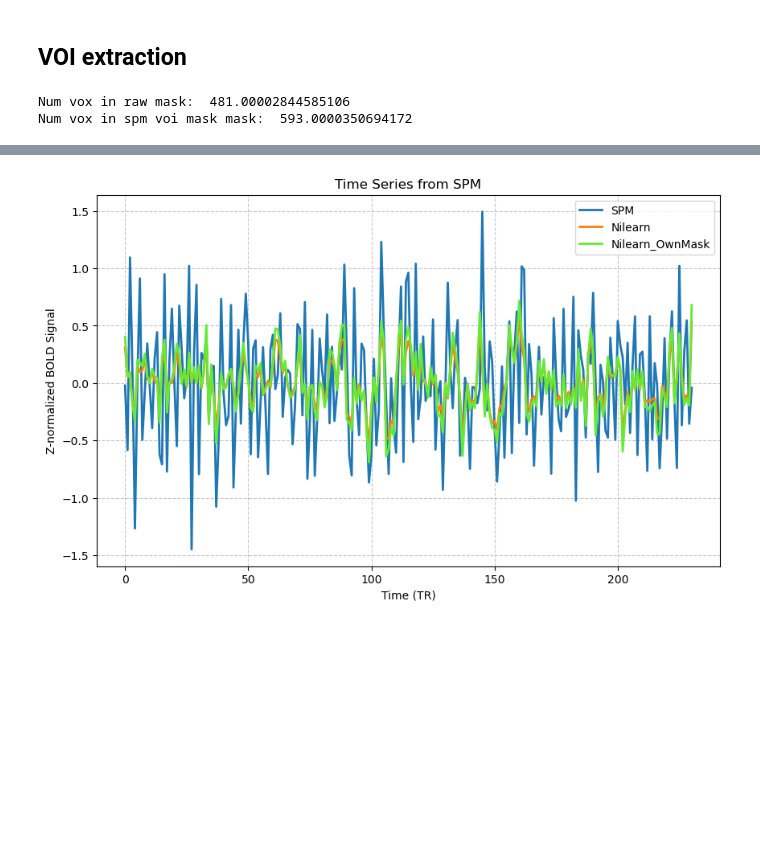
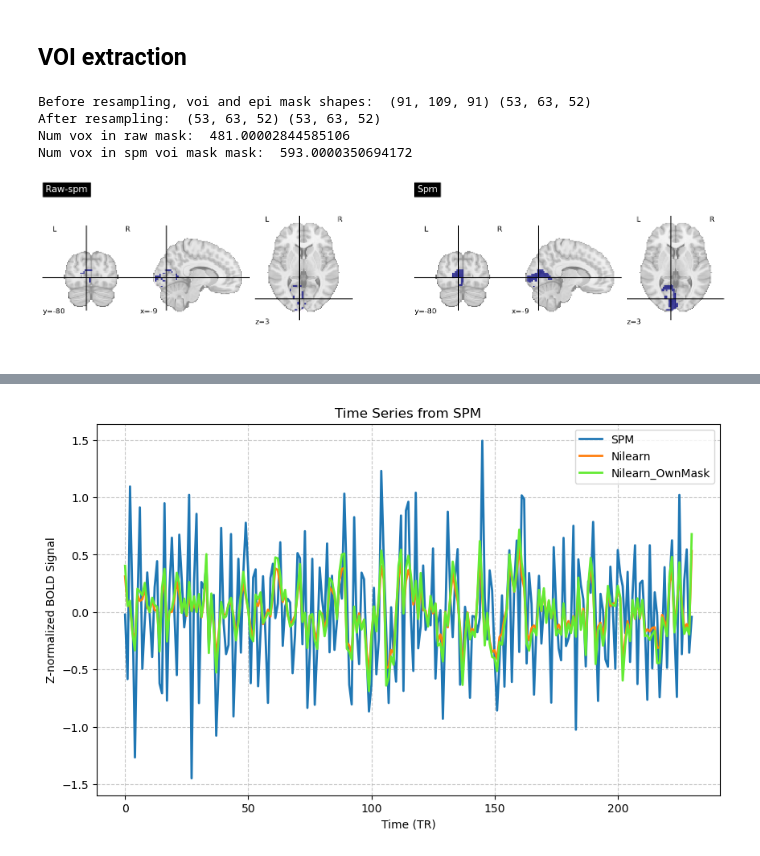
Before and after one commit to iknyazeva/TMFCpy, a Jupyter notebook: notebooks/VoiCompareSPM.ipynb, the cells around one changed output, grey strips where cells are left out. Cells and saved outputs as stored; diff of their text form; code cells hidden in the pictures; blank space fills up the shorter version.

```diff
--- a/notebooks/VoiCompareSPM.ipynb
+++ b/notebooks/VoiCompareSPM.ipynb
@@ -106,3 +114,15 @@ VOI_MASK_PATH_MASKED = str(Path.cwd().parent/'data'/'external'/'01_Sub'/'MaskedR
 cleaned_img = _load_nifti(CLEAN_IMG_PATH)
 voi_mask_raw = _load_nifti(VOI_MASK_PATH_RAW)
 voi_masked_spm = _load_nifti(VOI_MASK_PATH_MASKED)
+print("Before resampling, voi and epi mask shapes: ", voi_mask_raw.shape, mask_img.shape)
+
+voi_mask_raw = image.resample_to_img(voi_mask_raw, run_imgs, interpolation= 'nearest', copy_header=True, force_resample=True)
+print("After resampling: ", voi_mask_raw.shape, mask_img.shape)
+
+print("Num vox in raw mask: ", voi_mask_raw.get_fdata().sum())
+print("Num vox in spm voi mask mask: ", voi_masked_spm.get_fdata().sum())
+# %% [output]
+Before resampling, voi and epi mask shapes:  (91, 109, 91) (53, 63, 52)
+After resampling:  (53, 63, 52) (53, 63, 52)
+Num vox in raw mask:  481.00002844585106
+Num vox in spm voi mask mask:  593.0000350694172
@@ -114,8 +129,9 @@ voi_mask_raw = image.resample_to_img(voi_mask_raw, run_imgs, interpolation= 'nea
-# %%
-print("Num vox in raw mask: ", voi_mask_raw.get_fdata().sum())
-print("Num vox in spm voi mask mask: ", voi_masked_spm.get_fdata().sum())
-# %% [output]
-Num vox in raw mask:  481.00002844585106
-Num vox in spm voi mask mask:  593.0000350694172
+# %%
+diff_voi_mask = image.math_img("img1 - img2", img1=voi_mask_raw, img2=voi_masked_spm)
+fig, axes = plt.subplots(1, 2, figsize=(20,5))
+plotting.plot_roi(diff_voi_mask,  cut_coords=[-9,-80, 3] , colorbar=False, axes=axes[0], title = 'Raw-spm');
+plotting.plot_roi(voi_masked_spm,  cut_coords=[-9,-80, 3] , colorbar=False, axes=axes[1], title = 'Spm');
+# %% [output]
+[figure, added]
 # %%
 #after intersection with nilearn mask
```
Also changed, not shown: parts of 11 cells of this notebook, 5 other files.
